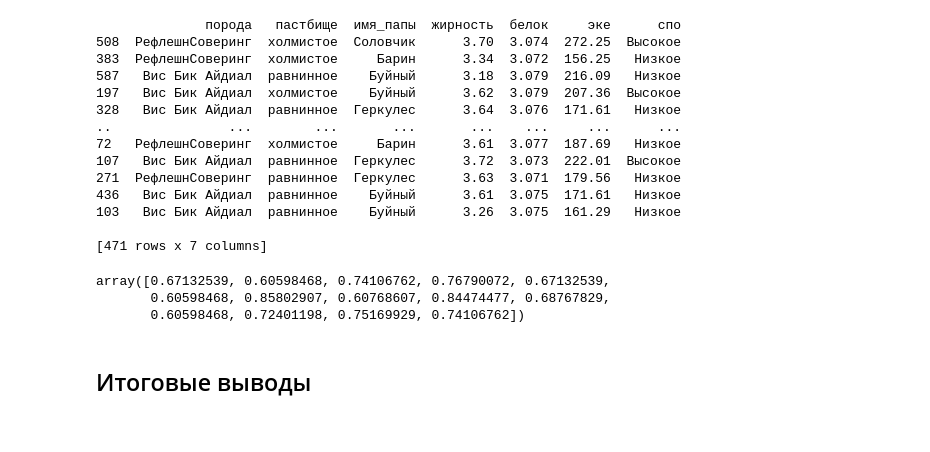
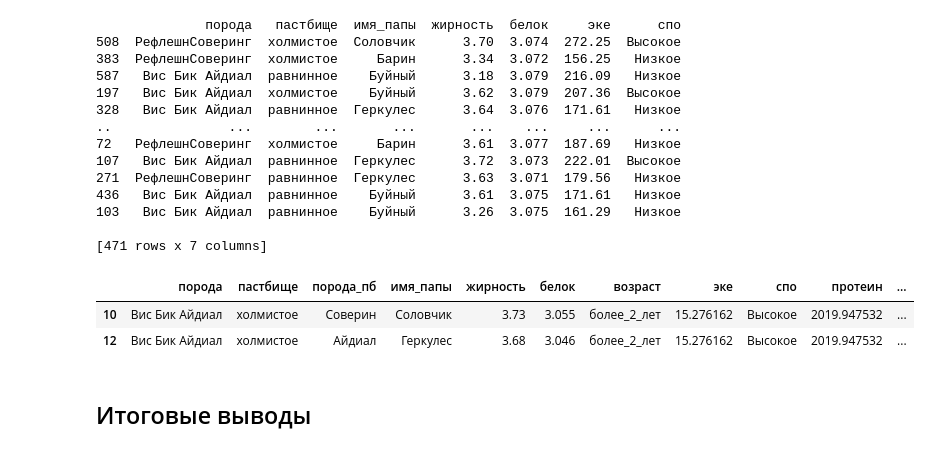
Before and after one commit to Maksim1004/data_science_studying, a Jupyter notebook: cows_and_machine_learning.ipynb, the cells around one changed output. Drawn from its saved outputs; the diff is of its cells as text; code cells hidden in the pictures.

```diff
--- a/cows_and_machine_learning.ipynb
+++ b/cows_and_machine_learning.ipynb
@@ -1033,10 +1033,11 @@ ds_buy_scale = pd.DataFrame(encoder.transform(ds_buy[['порода', 'паст
 
 [471 rows x 7 columns]
 # %%
-model_logr.predict_proba(ds_buy_scale)[:, 1]
+ds_buy['вкус'] = model_logr.predict_proba(ds_buy_scale)[:, 1]
+ds_buy[ds_buy['вкус']>0.82]
 # %% [output]
-array([0.67132539, 0.60598468, 0.74106762, 0.76790072, 0.67132539,
-       0.60598468, 0.85802907, 0.60768607, 0.84474477, 0.68767829,
-       0.60598468, 0.72401198, 0.75169929, 0.74106762])
+|  | порода | пастбище | порода_пб | имя_папы | жирность | белок | возраст | эке | спо | протеин | ... |
+| 10 | Вис Бик Айдиал | холмистое | Соверин | Соловчик | 3.73 | 3.055 | более_2_лет | 15.276162 | Высокое | 2019.947532 | ... |
+| 12 | Вис Бик Айдиал | холмистое | Айдиал | Геркулес | 3.68 | 3.046 | более_2_лет | 15.276162 | Высокое | 2019.947532 | ... |
 # %% [markdown]
 ## Итоговые выводы
```
Also changed, not shown: parts of 7 cells of this notebook.
